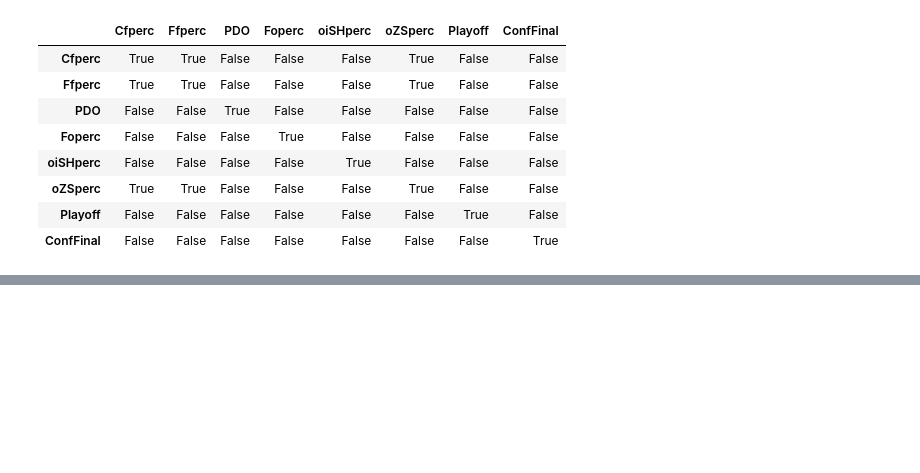
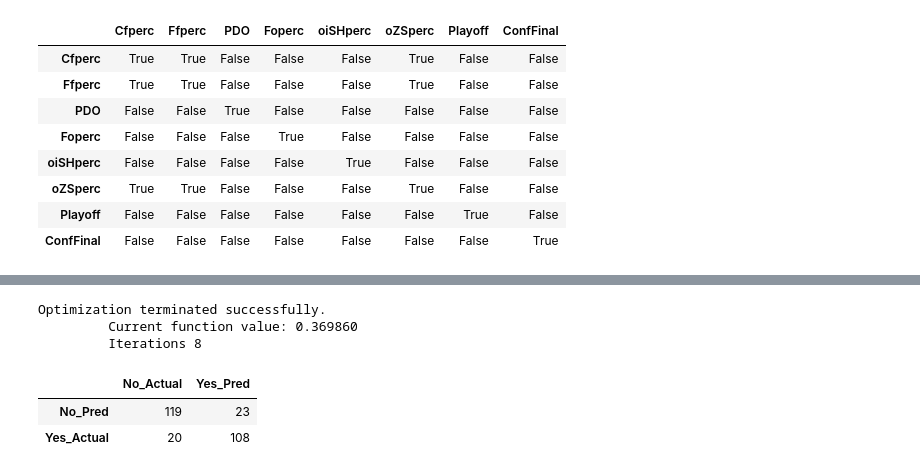
Before and after one commit to themp731/Projects, a Jupyter notebook: Final_Data/Deliverables/NHL_Success_1.ipynb, the cells around one changed output, grey strips where cells are left out. Cells and saved outputs as stored; diff of their text form; code cells hidden in the pictures; blank space fills up the shorter version.

Commit message:
More Final Project Data

```diff
--- a/Final_Data/Deliverables/NHL_Success_1.ipynb
+++ b/Final_Data/Deliverables/NHL_Success_1.ipynb
@@ -213,0 +211,13 @@ PDO          102.7611     15.208      6.757      0.000        72.953   132.569
+# %%
+final_feat = ["PDO","Ffperc","intercept"]
+result_mod = sm.Logit(team_stats_df["Playoff"],team_stats_df[final_feat])
+result_fit = logit_mod.fit()
+predictions = pd.DataFrame(result_fit.pred_table(), columns=["No_Actual","Yes_Pred"],index=["No_Pred","Yes_Actual"])
+predictions
+# %% [output]
+Optimization terminated successfully.
+         Current function value: 0.369860
+         Iterations 8
+|  | No_Actual | Yes_Pred |
+| No_Pred | 119 | 23 |
+| Yes_Actual | 20 | 108 |
```
Also changed, not shown: parts of 24 cells of this notebook, 1 other file.
